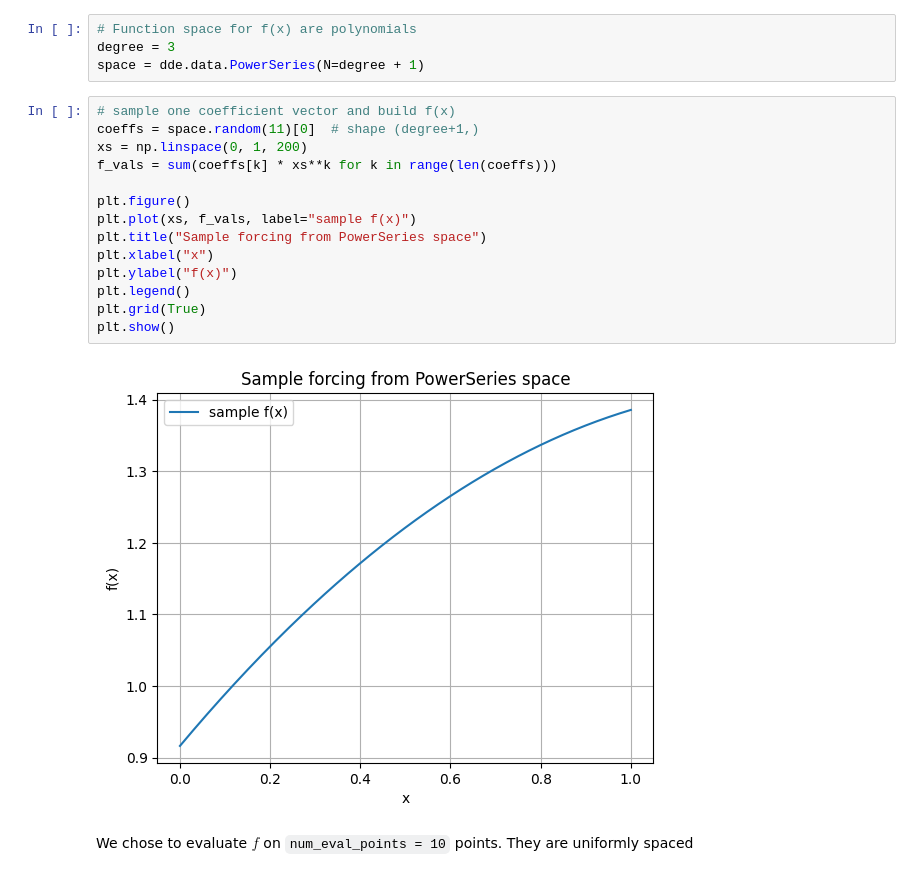
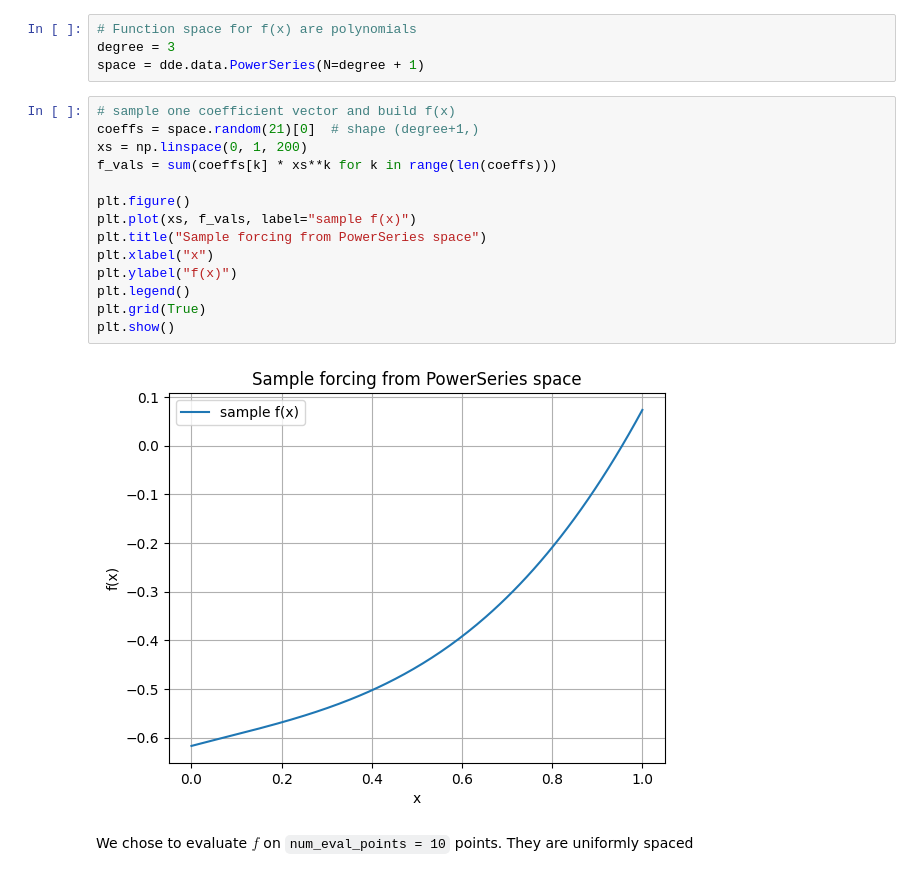
Before and after one commit to EladMichael/neuromancer, a Jupyter notebook: examples/neural_operators/Part_7_DeepONet_Poisson_aligned.ipynb, the cells around one changed output. Cells and saved outputs as stored; diff of their text form.

```diff
--- a/examples/neural_operators/Part_7_DeepONet_Poisson_aligned.ipynb
+++ b/examples/neural_operators/Part_7_DeepONet_Poisson_aligned.ipynb
@@ -171,20 +171,20 @@ degree = 3
 space = dde.data.PowerSeries(N=degree + 1)
 # %%
 # sample one coefficient vector and build f(x)
-coeffs = space.random(11)[0]  # shape (degree+1,)
+coeffs = space.random(21)[0]  # shape (degree+1,)
 xs = np.linspace(0, 1, 200)
 f_vals = sum(coeffs[k] * xs**k for k in range(len(coeffs)))
 
 plt.figure()
 plt.plot(xs, f_vals, label="sample f(x)")
 plt.title("Sample forcing from PowerSeries space")
 plt.xlabel("x")
 plt.ylabel("f(x)")
 plt.legend()
 plt.grid(True)
 plt.show()
 # %% [output]
-[figure, old version]
+[figure, new version]
 # %% [markdown]
 We chose to evaluate $f$ on `num_eval_points = 10` points. They are uniformly spaced
 # %%
```
Also changed, not shown: parts of 41 cells of this notebook.
